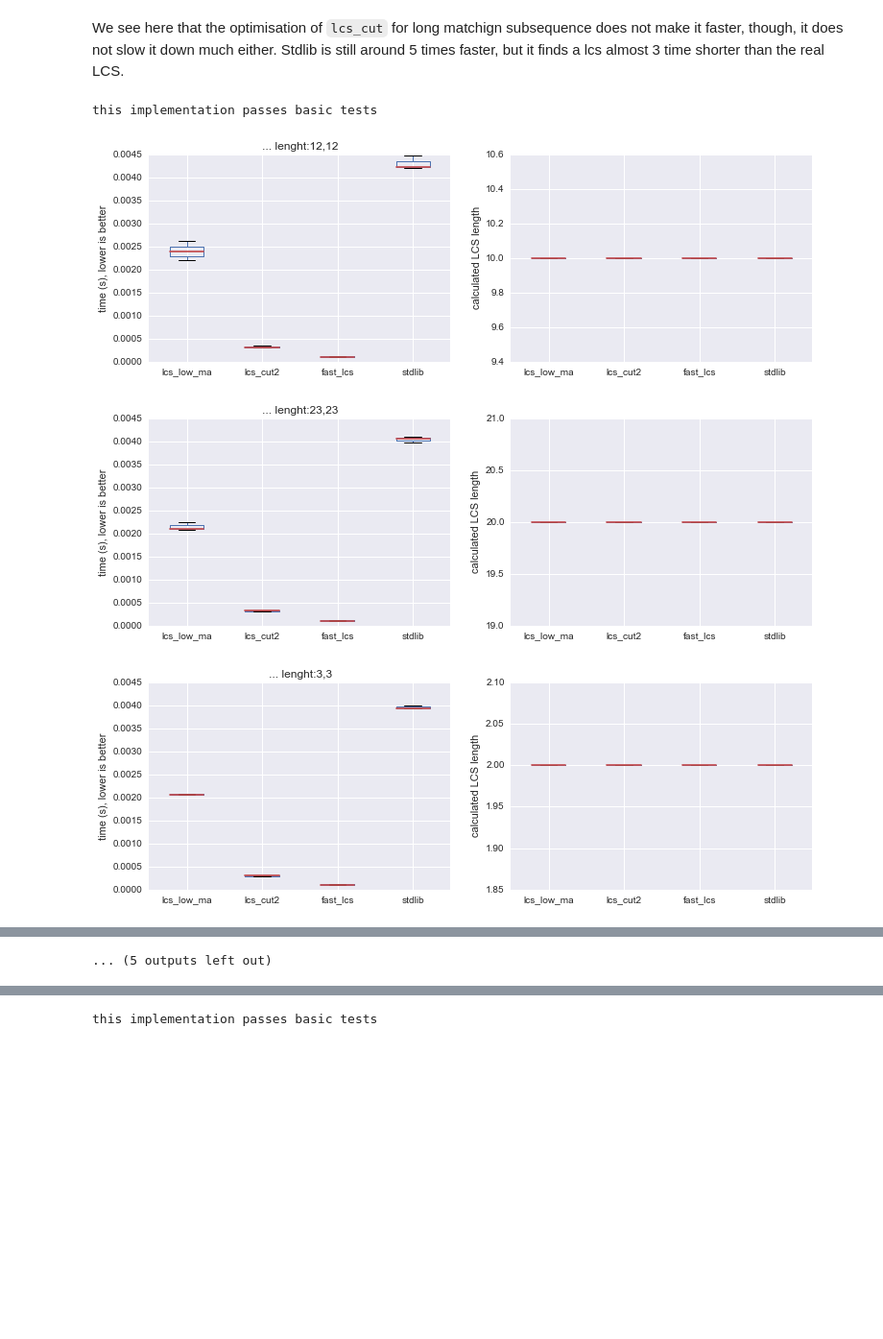
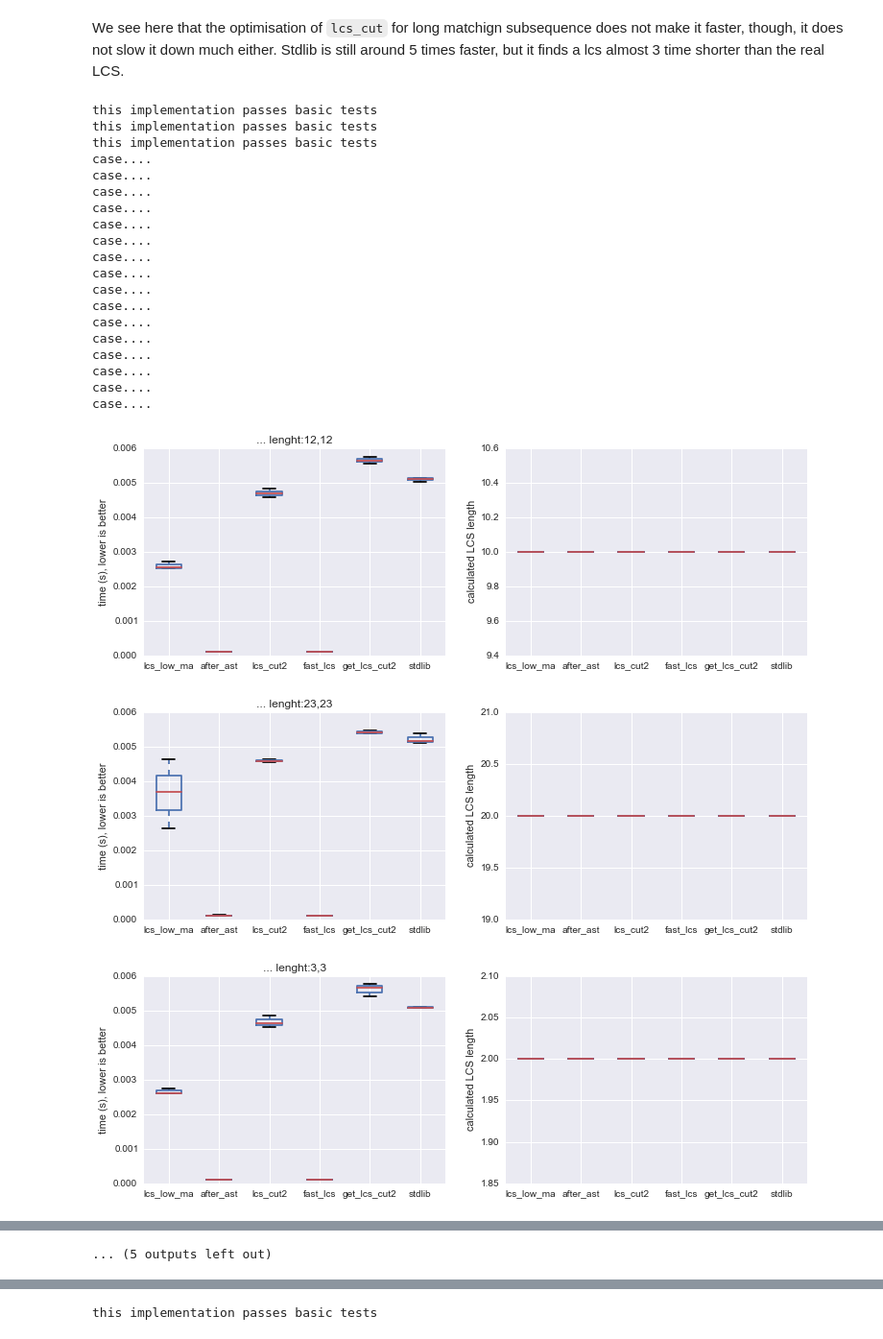
Before and after one commit to Carreau/difflib2.py, a Jupyter notebook: examples/difflib2.ipynb, the cells around one changed output, grey strips where cells are left out. Shown at 96% size. Saved outputs shown, nothing was run; the diff lists cells and outputs as text; code cells hidden in the pictures; blank space fills up the shorter version.

```diff
--- a/examples/difflib2.ipynb
+++ b/examples/difflib2.ipynb
@@ -529,8 +730,8 @@ lets introduce some of our optimisation on  top:
 # %%
 imp.reload(lcs_cutmodule)
-lcs_cut2 = lcs_cutmodule.lcs_cut2
-lcs_cut2 = rem_common_extrem(opt_common_char(lcs_cut2) )
-lcs_cut2.__name__ = 'lcs_cut2'
-lcs_cut2 = greg(lcs_cut2)
-test_case(case3,10,10)
+#lcs_cut2 = lcs_cutmodule.lcs_cut2
+#lcs_cut2 = rem_common_extrem(opt_common_char(lcs_cut2) )
+#lcs_cut2.__name__ = 'lcs_cut2'
+#lcs_cut2 = greg(lcs_cut2)
+test_case(case3,1,1)
 # %% [output]
@@ -615,14 +815,46 @@ bcs = ( string.ascii_letters, string.ascii_letters,len(string.ascii_letters), 'b
 #utils.test_cases.append(wcs)
 #utils.test_cases.append(bcs)
 # %%
-fast_lcs = rem_common_extrem( opt_common_char(lcs_cut2) )
+def opt(func):
+    return  opt_common_char(rem_common_extrem(func))
+
+fast_lcs = opt(lcs_cut2)
 fast_lcs.__name__ = 'fast_lcs'
 fast_lcs = greg(fast_lcs)
 
+
+get_lcs_cut2 = opt(get_lcs_cut2)
+get_lcs_cut2.__name__ = 'get_lcs_cut2'
+get_lcs_cut2 = greg(fast_lcs)
+
+after_ast = opt(after_ast)
+after_ast.__name__ = 'after_ast'
+after_ast = greg(after_ast)
+
+
 for case in utils.test_cases:
+    print('case....')
     test_case(case)
 # %% [output]
 this implementation passes basic tests
+this implementation passes basic tests
+this implementation passes basic tests
+case....
+case....
+case....
+case....
+case....
+case....
+case....
+case....
+case....
+case....
+case....
+case....
+case....
+case....
+case....
+case....
-[figure, old version]
+[figure, new version]
-[figure, old version]
+[figure, new version]
-[figure, old version]
+[figure, new version]
```
Also changed, not shown: parts of 60 cells of this notebook, 8 other files.
